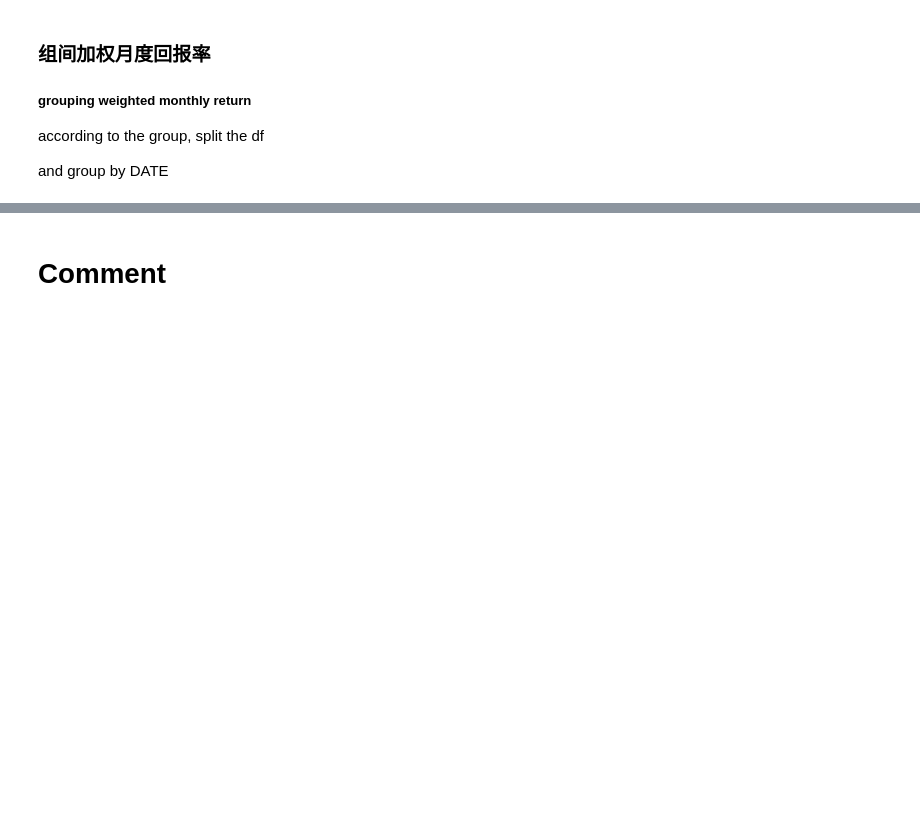
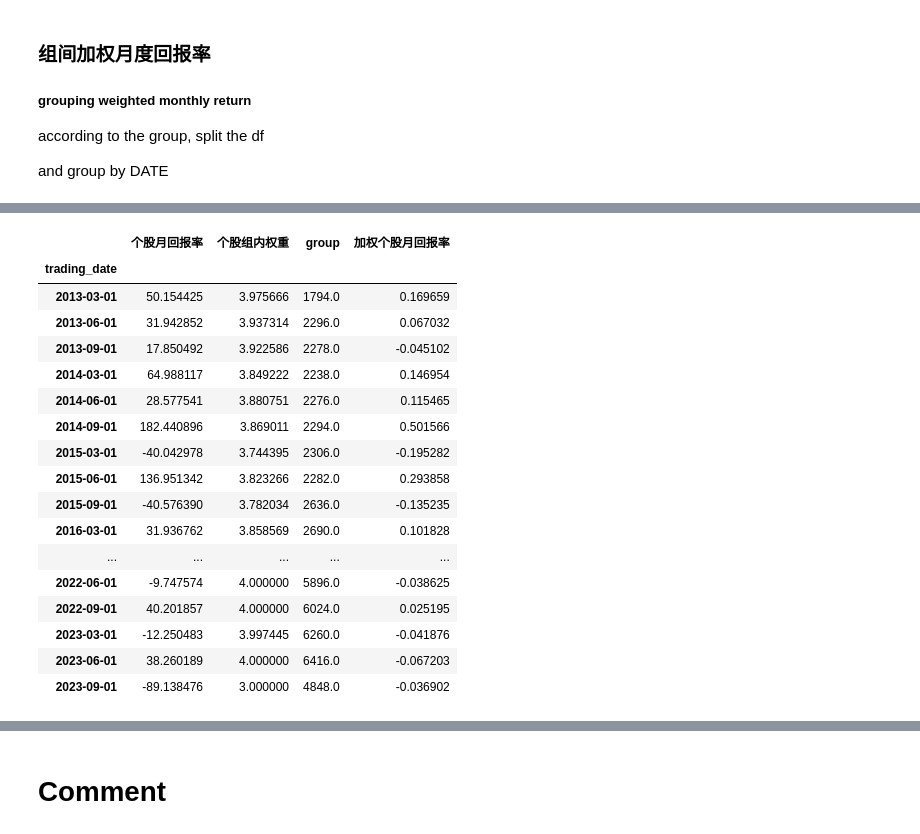
Before and after one commit to Prussia/playJupyter, a Jupyter notebook: testproj/计算加权回报率.ipynb, the cells around one changed output, grey strips where cells are left out. Saved outputs shown, nothing was run; the diff lists cells and outputs as text; code cells hidden in the pictures; blank space fills up the shorter version.

```diff
--- a/testproj/计算加权回报率.ipynb
+++ b/testproj/计算加权回报率.ipynb
@@ -1103,0 +1179,3 @@ and group by DATE
+# %%
+df3_sub_trading_group_final_2 = df3_sub_trading_group_final[df3_sub_trading_group_final['group'] == 2]
+df3_sub_trading_group_final_2.info()
@@ -1103,0 +1198,22 @@ and group by DATE
+# %%
+df3_sub_trading_group_final_2_group = df3_sub_trading_group_final_2.groupby(by=["trading_date"]).sum()
+df3_sub_trading_group_final_2_group
+# %% [output]
+|  | 个股月回报率 | 个股组内权重 | group | 加权个股月回报率 |
+| trading_date |  |  |  |  |
+| 2013-03-01 | 50.154425 | 3.975666 | 1794.0 | 0.169659 |
+| 2013-06-01 | 31.942852 | 3.937314 | 2296.0 | 0.067032 |
+| 2013-09-01 | 17.850492 | 3.922586 | 2278.0 | -0.045102 |
+| 2014-03-01 | 64.988117 | 3.849222 | 2238.0 | 0.146954 |
+| 2014-06-01 | 28.577541 | 3.880751 | 2276.0 | 0.115465 |
+| 2014-09-01 | 182.440896 | 3.869011 | 2294.0 | 0.501566 |
+| 2015-03-01 | -40.042978 | 3.744395 | 2306.0 | -0.195282 |
+| 2015-06-01 | 136.951342 | 3.823266 | 2282.0 | 0.293858 |
+| 2015-09-01 | -40.576390 | 3.782034 | 2636.0 | -0.135235 |
+| 2016-03-01 | 31.936762 | 3.858569 | 2690.0 | 0.101828 |
+| ... | ... | ... | ... | ... |
+| 2022-06-01 | -9.747574 | 4.000000 | 5896.0 | -0.038625 |
+| 2022-09-01 | 40.201857 | 4.000000 | 6024.0 | 0.025195 |
+| 2023-03-01 | -12.250483 | 3.997445 | 6260.0 | -0.041876 |
+| 2023-06-01 | 38.260189 | 4.000000 | 6416.0 | -0.067203 |
+| 2023-09-01 | -89.138476 | 3.000000 | 4848.0 | -0.036902 |
```
Also changed, not shown: parts of 13 cells of this notebook.
